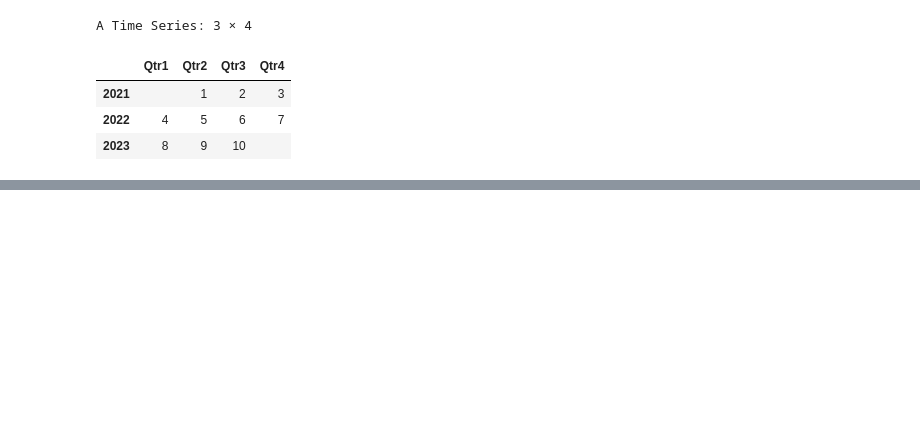
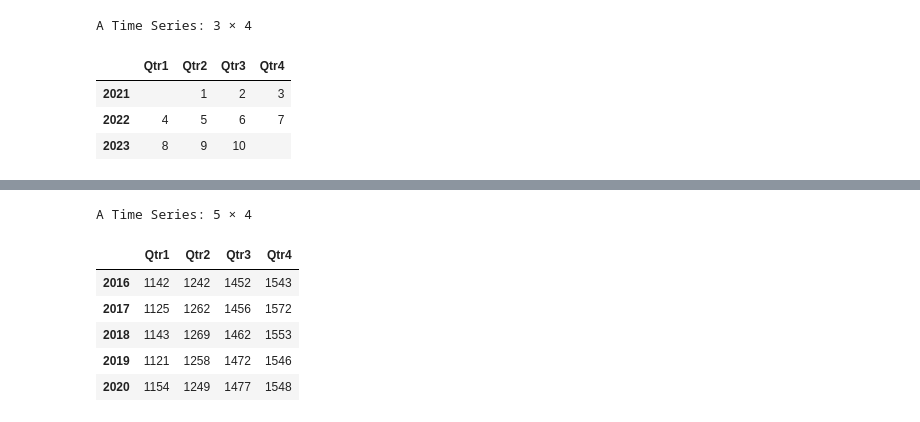
Before and after one commit to zirzirlove96/AI_Project, a Jupyter notebook: AI_Project_Practice.ipynb, the cells around one changed output, grey strips where cells are left out. Cells and saved outputs as stored; diff of their text form; code cells hidden in the pictures; blank space fills up the shorter version.

```diff
--- a/AI_Project_Practice.ipynb
+++ b/AI_Project_Practice.ipynb
@@ -39,0 +47,16 @@ data에 dd를 담아서 전처리하는 과정이다.
+# %%
+#계절변동(주기적인 변동)
+season1.ts = ts(data=dd<-matrix(c(1142, 1242, 1452, 1543,
+                                          1125, 1262, 1456, 1572,
+                                          1143, 1269, 1462, 1553,
+                                          1121, 1258, 1472, 1546,
+                                          1154, 1249, 1477, 1548)), s=c(2016,1), f=4) #좀 더 축약해서 쓸 수 있음
+season1.ts
+# %% [output]
+A Time Series: 5 × 4
+|  | Qtr1 | Qtr2 | Qtr3 | Qtr4 |
+| 2016 | 1142 | 1242 | 1452 | 1543 |
+| 2017 | 1125 | 1262 | 1456 | 1572 |
+| 2018 | 1143 | 1269 | 1462 | 1553 |
+| 2019 | 1121 | 1258 | 1472 | 1546 |
+| 2020 | 1154 | 1249 | 1477 | 1548 |
```
Also changed, not shown: parts of 5 cells of this notebook.
